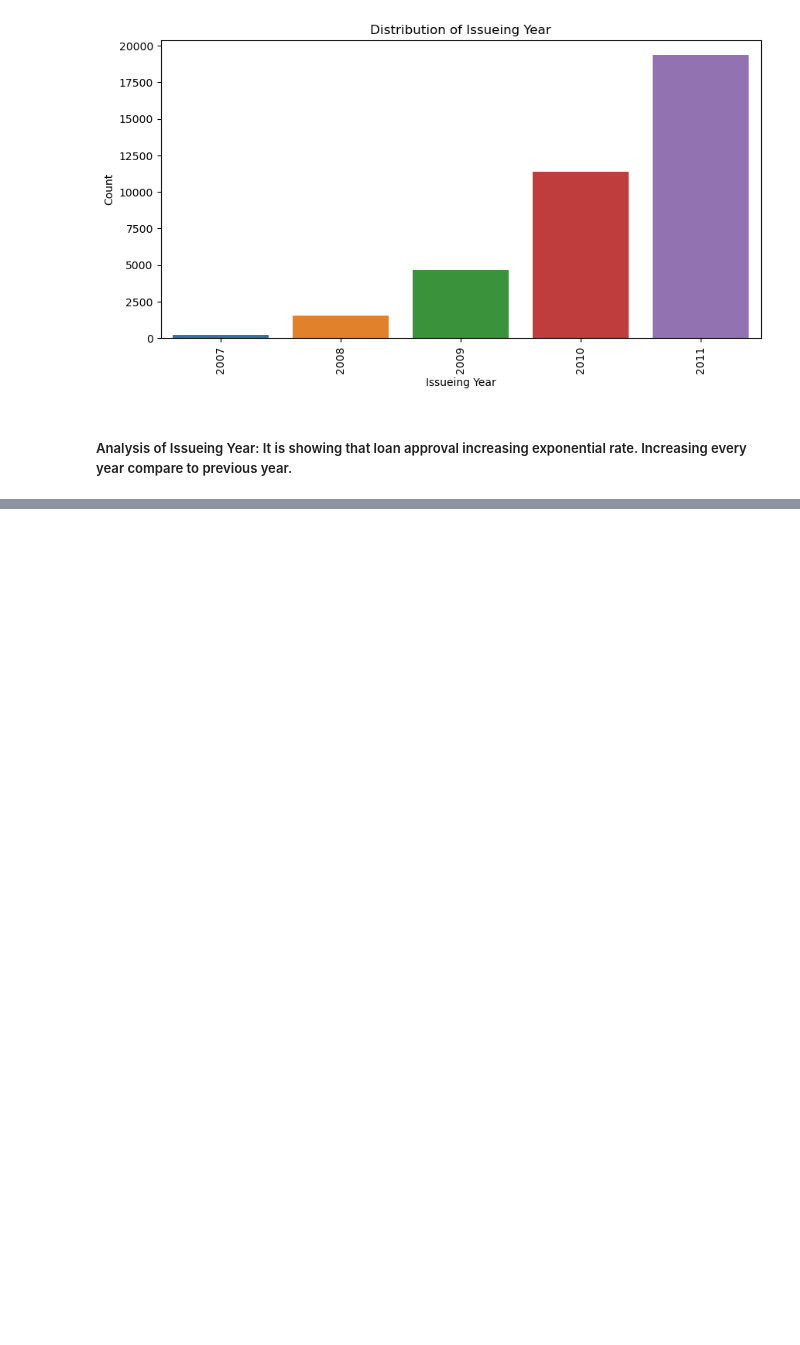
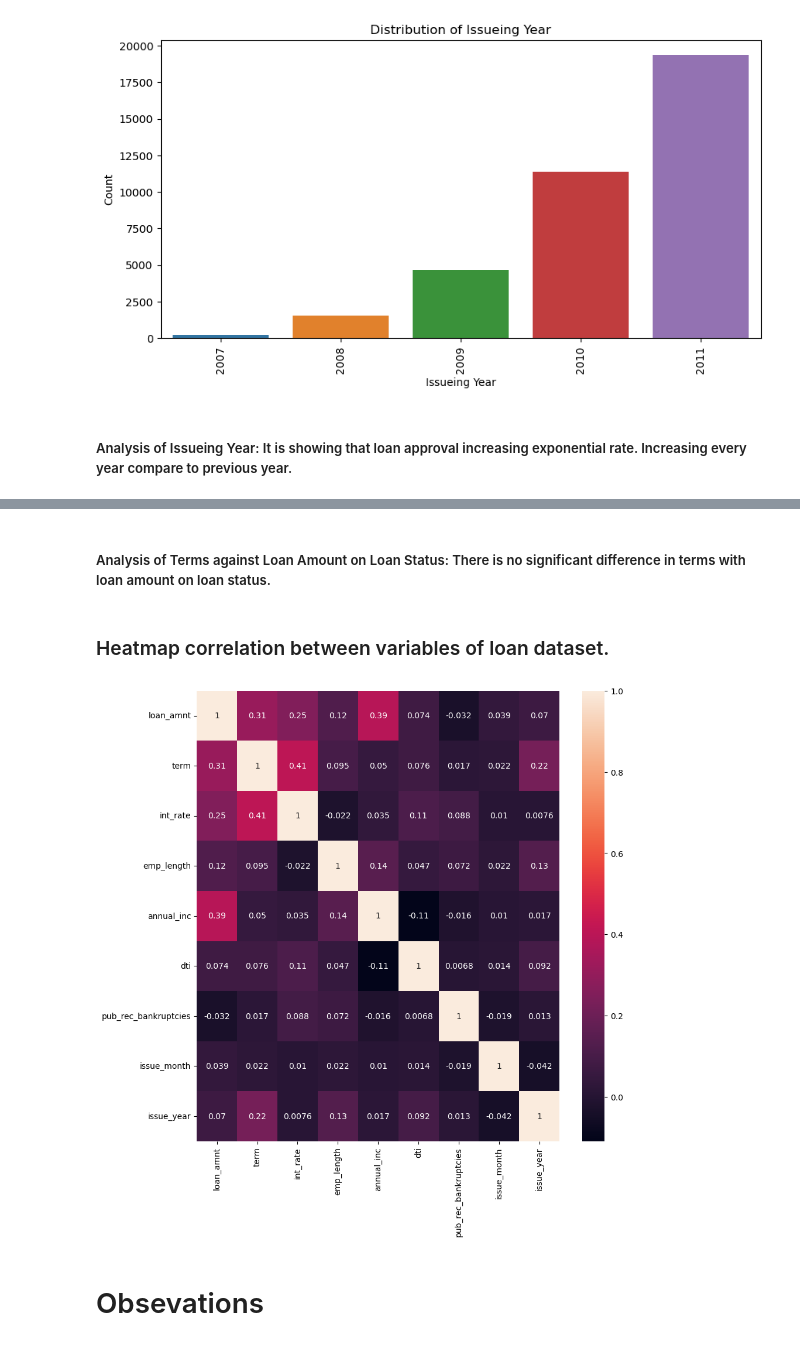
Before and after one commit to RavishankarDuMCA10/LendingClubCaseStudy, a Jupyter notebook: Ravi_Shankar_Kushwaha.ipynb, the cells around one changed output, grey strips where cells are left out. Saved outputs shown, nothing was run; the diff lists cells and outputs as text; code cells hidden in the pictures; blank space fills up the shorter version.

Commit message:
Worked on Heatmap for variables of loan dataset.

```diff
--- a/Ravi_Shankar_Kushwaha.ipynb
+++ b/Ravi_Shankar_Kushwaha.ipynb
@@ -1038,0 +1037,13 @@ plt.show()
+# %% [markdown]
+##### Analysis of Terms against Loan Amount on Loan Status: There is no significant difference in terms with loan amount on loan status.
+# %% [markdown]
+### Heatmap correlation between variables of loan dataset.
+# %%
+corr = loan.corr()
+plt.figure(figsize=(10,10))
+sns.heatmap(corr, annot=True)
+plt.show()
+# %% [output]
+[figure, added]
+# %% [markdown]
+# Obsevations
```
Also changed, not shown: parts of 47 cells of this notebook.
